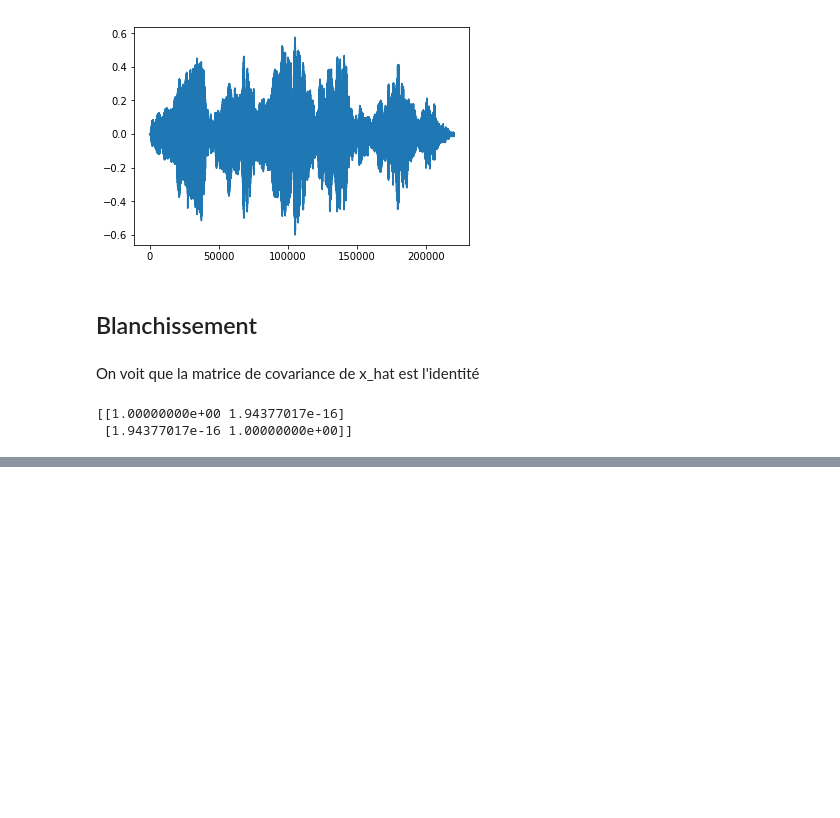
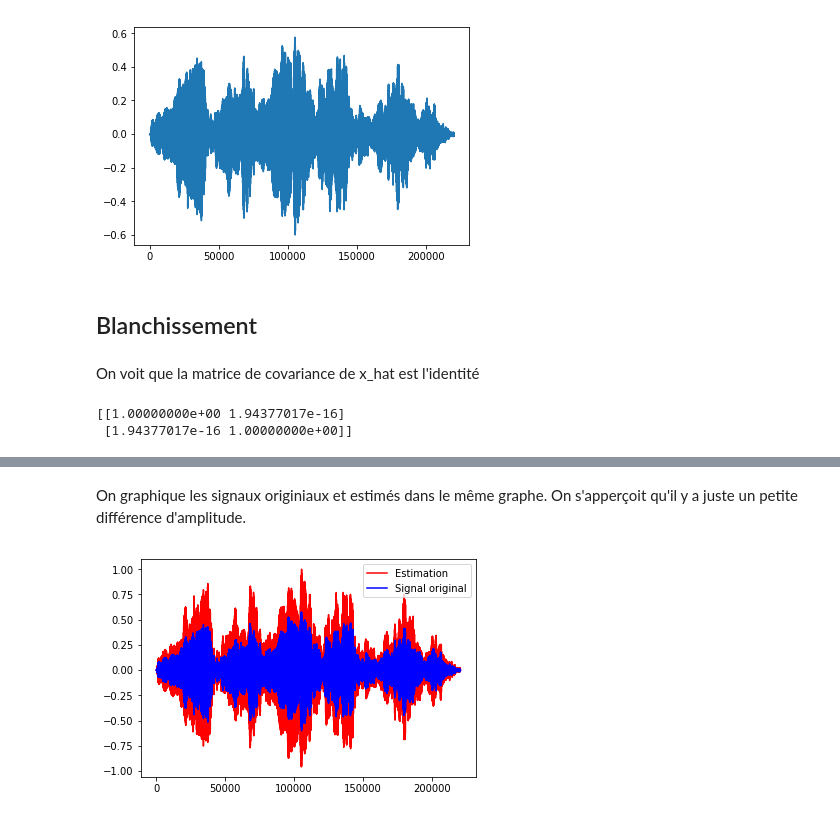
Before and after one commit to gonzaq94/Blind-source-separation, a Jupyter notebook: TP Séparation aveugle de sources - Quintana et Agudelo.ipynb, the cells around one changed output, grey strips where cells are left out. Saved outputs shown, nothing was run; the diff lists cells and outputs as text; code cells hidden in the pictures; blank space fills up the shorter version.

```diff
--- a/TP Séparation aveugle de sources - Quintana et Agudelo.ipynb
+++ b/TP Séparation aveugle de sources - Quintana et Agudelo.ipynb
@@ -333,0 +429,31 @@ print(w)
+# %%
+T1 = np.trace(R11)/taille_fenetre
+T2 = np.trace(R22)/taille_fenetre
+T12 = np.trace(R12)/taille_fenetre
+F1 = (sum(sum(R11)) - np.trace(R11))/(taille_fenetre*(taille_fenetre-1))
+F2 = (sum(sum(R22)) - np.trace(R22))/(taille_fenetre*(taille_fenetre-1))
+F12 = (sum(sum(R12)) - np.trace(R12))/(taille_fenetre*(taille_fenetre-1))
+# %%
+σ = 0
+α = 2*F12*T12 - (F1*(T2-σ**2) + F2*(T1 - σ**2))
+β = 2*(T12**2-(T1-σ**2)*(T2-σ**2))
+γ = np.sqrt((F1*(T2-σ**2)-F2*(T1-σ**2))**2+4*(F12*(T2-σ**2)-T12*F2)*(F12*(T1-σ**2)-T12*F1))
+d1 = α - γ
+d2 = α + γ
+# %%
+a11 = β*F1-(T1-σ**2)*d1
+a12 = β*F12-T12*d2
+a21 = β*F12-T12*d1
+a22 = β*F2-(T2-σ**2)*d2
+A_hat = [[a11, a12],[a21, a22]]
+# %%
+s_hat = np.dot(np.linalg.inv(A_hat)/np.max(np.linalg.inv(A_hat)),x)
+# %% [markdown]
+On graphique les signaux originiaux et estimés dans le même graphe. On s'apperçoit qu'il y a juste un petite différence d'amplitude.
+# %%
+plt.plot(s_hat[0]/max(s_hat[0]),'r')
+plt.plot(y1,'b')
+plt.legend(['Estimation','Signal original'])
+plt.show()
+# %% [output]
+[figure, added]
```
Also changed, not shown: parts of 30 cells of this notebook.
